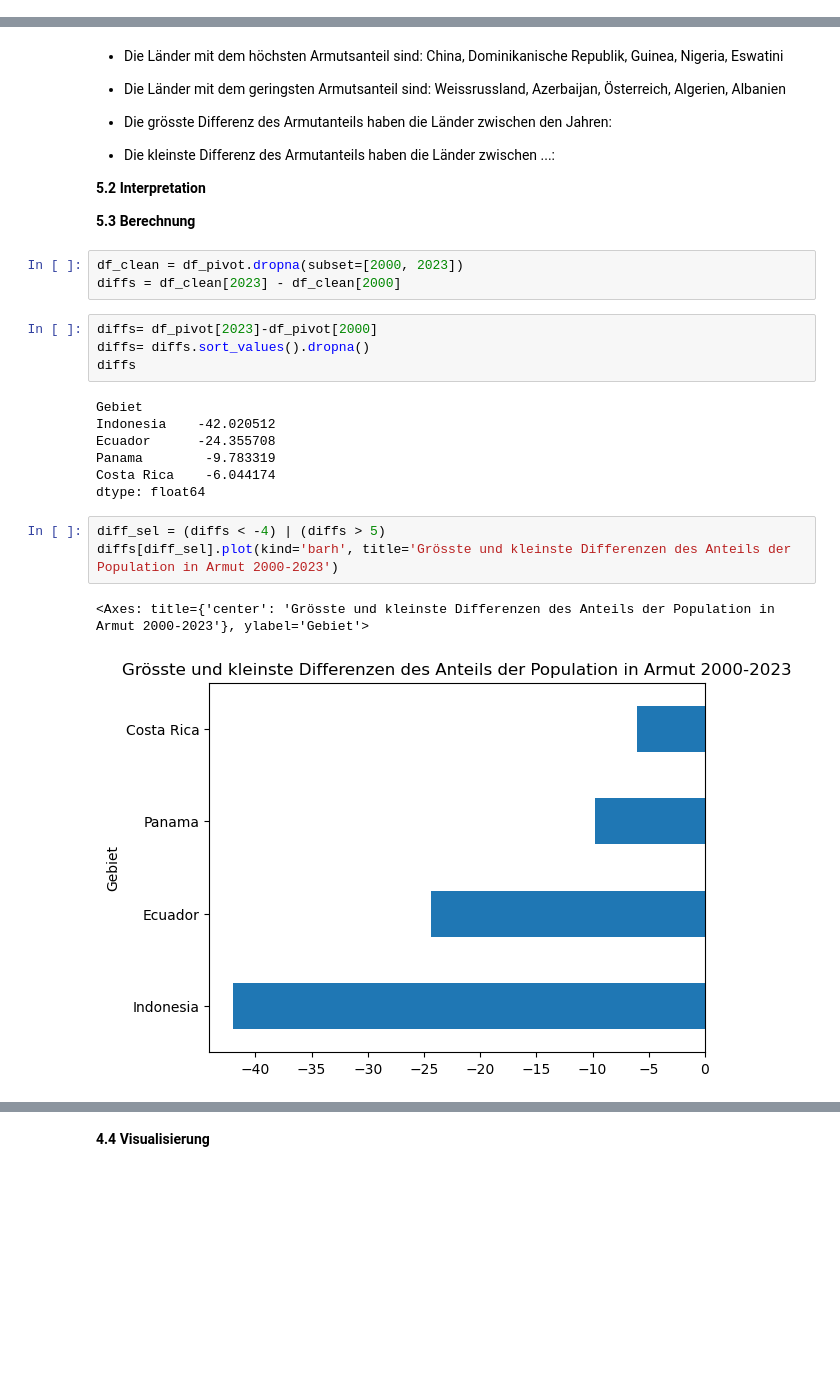
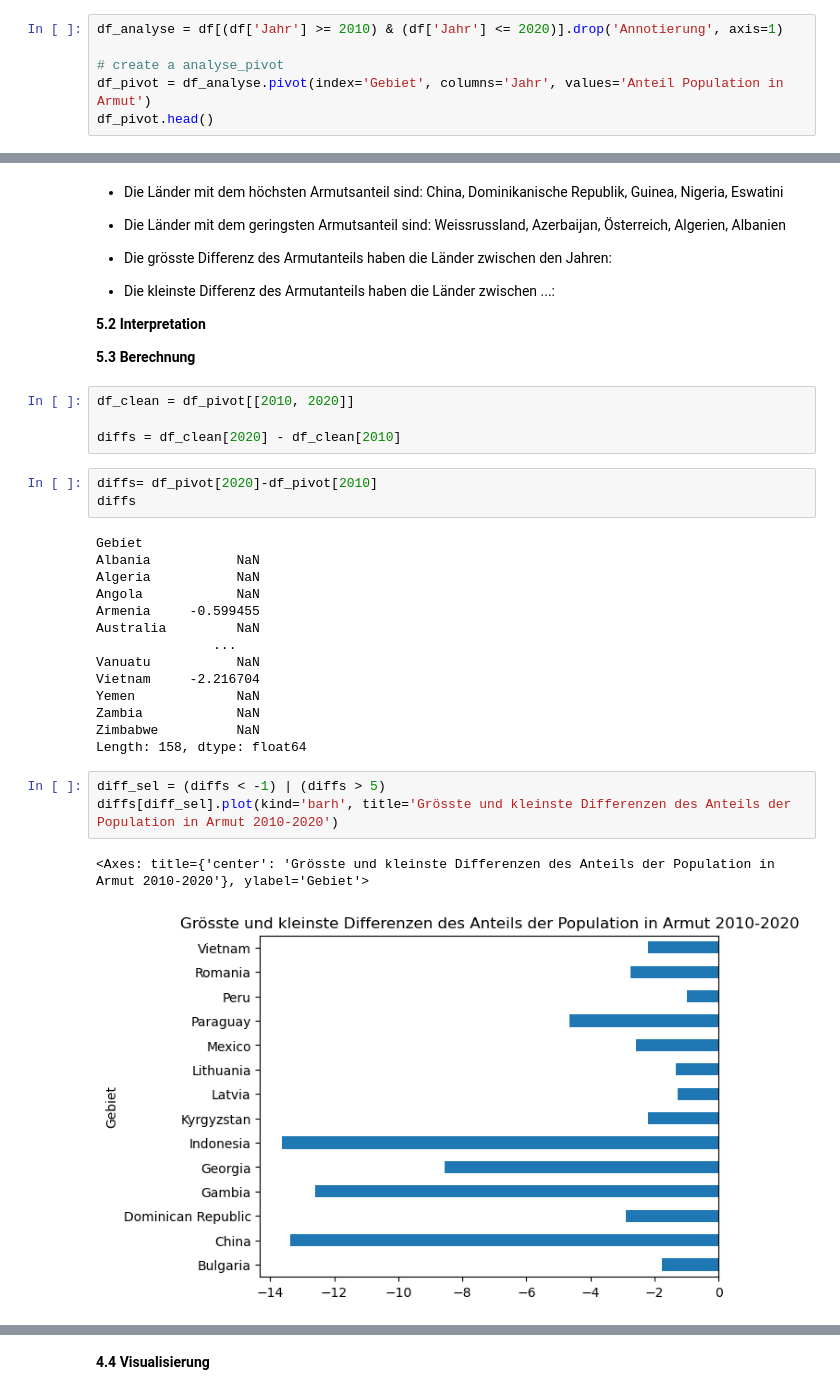
Before and after one commit to karinavonfelbert/Python-Leistungsnachweis, a Jupyter notebook: Python_LN.ipynb, the cells around one changed output, grey strips where cells are left out. Saved outputs shown, nothing was run; the diff lists cells and outputs as text; blank space fills up the shorter version.

```diff
--- a/Python_LN.ipynb
+++ b/Python_LN.ipynb
@@ -212,3 +200,9 @@ g.legend()
 # %% [output]
 <matplotlib.legend.Legend at 0x...>
 [figure]
+# %%
+df_analyse = df[(df['Jahr'] >= 2010) & (df['Jahr'] <= 2020)].drop('Annotierung', axis=1)
+
+# create a analyse_pivot
+df_pivot = df_analyse.pivot(index='Gebiet', columns='Jahr', values='Anteil Population in Armut')
+df_pivot.head()
@@ -265,26 +275,33 @@ g.legend()
 
 
 **5.3 Berechnung**
-# %%
-df_clean = df_pivot.dropna(subset=[2000, 2023])
-diffs = df_clean[2023] - df_clean[2000]
+# %%
+df_clean = df_pivot[[2010, 2020]]
+
+diffs = df_clean[2020] - df_clean[2010]
 # %%
-diffs= df_pivot[2023]-df_pivot[2000]
-diffs= diffs.sort_values().dropna()
+diffs= df_pivot[2020]-df_pivot[2010]
 diffs
 # %% [output]
 Gebiet
-Indonesia    -42.020512
-Ecuador      -24.355708
-Panama        -9.783319
-Costa Rica    -6.044174
-dtype: float64
+Albania           NaN
+Algeria           NaN
+Angola            NaN
+Armenia     -0.599455
+Australia         NaN
+               ...
+Vanuatu           NaN
+Vietnam     -2.216704
+Yemen             NaN
+Zambia            NaN
+Zimbabwe          NaN
+Length: 158, dtype: float64
 # %%
-diff_sel = (diffs < -4) | (diffs > 5)
-diffs[diff_sel].plot(kind='barh', title='Grösste und kleinste Differenzen des Anteils der Population in Armut 2000-2023')
+diff_sel = (diffs < -1) | (diffs > 5)
+diffs[diff_sel].plot(kind='barh', title='Grösste und kleinste Differenzen des Anteils der Population in Armut 2010-2020')
 # %% [output]
-<Axes: title={'center': 'Grösste und kleinste Differenzen des Anteils der Population in Armut 2000-2023'}, ylabel='Gebiet'>
+<Axes: title={'center': 'Grösste und kleinste Differenzen des Anteils der Population in Armut 2010-2020'}, ylabel='Gebiet'>
-[figure, old version]
+[figure, new version]
 # %%
 Gebiets_liste = diffs[diff_sel].index.tolist()
 print(Gebiets_liste)
```
Also changed, not shown: parts of 12 cells of this notebook.
